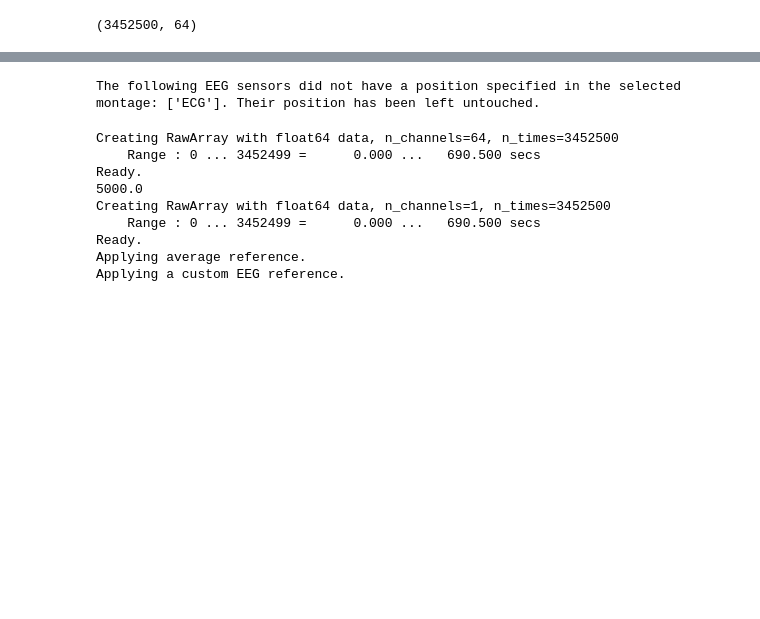
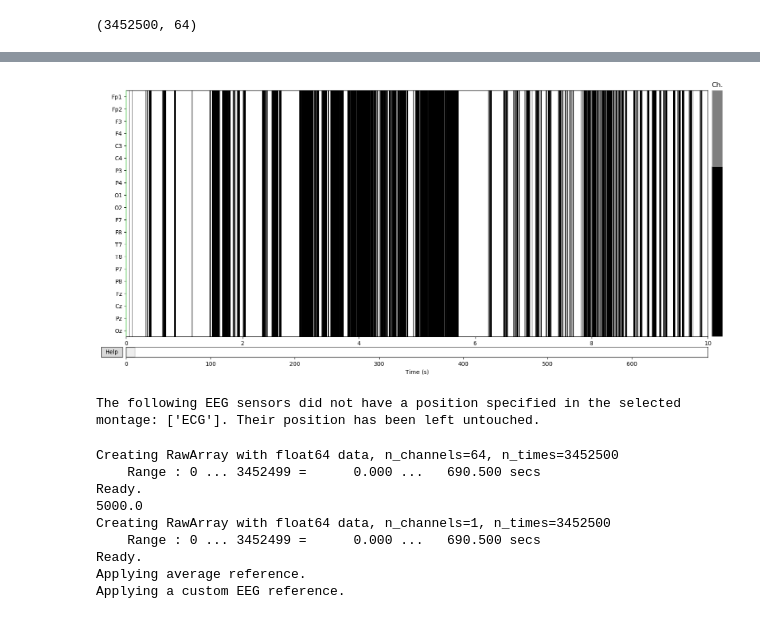
Before and after one commit to jnvandermeer/nf-rtime-preview, a Jupyter notebook: Projects_Templates/2_ReplayExperiment/ReplayExperiment.ipynb, the cells around one changed output, grey strips where cells are left out. Saved outputs shown, nothing was run; the diff lists cells and outputs as text; code cells hidden in the pictures; blank space fills up the shorter version.

```diff
--- a/Projects_Templates/2_ReplayExperiment/ReplayExperiment.ipynb
+++ b/Projects_Templates/2_ReplayExperiment/ReplayExperiment.ipynb
@@ -174,3 +197,7 @@ alld.shape
+# %%
+raw.plot()
+# %% [output]
+[figure, added]
 # %%
 raw = convert_alld_allm_to_mne(alld, allm, ch_names, sfreq)  # covert to MNE
 raw.set_eeg_reference(ref_channels='average')
```
Also changed, not shown: parts of 13 cells of this notebook.
